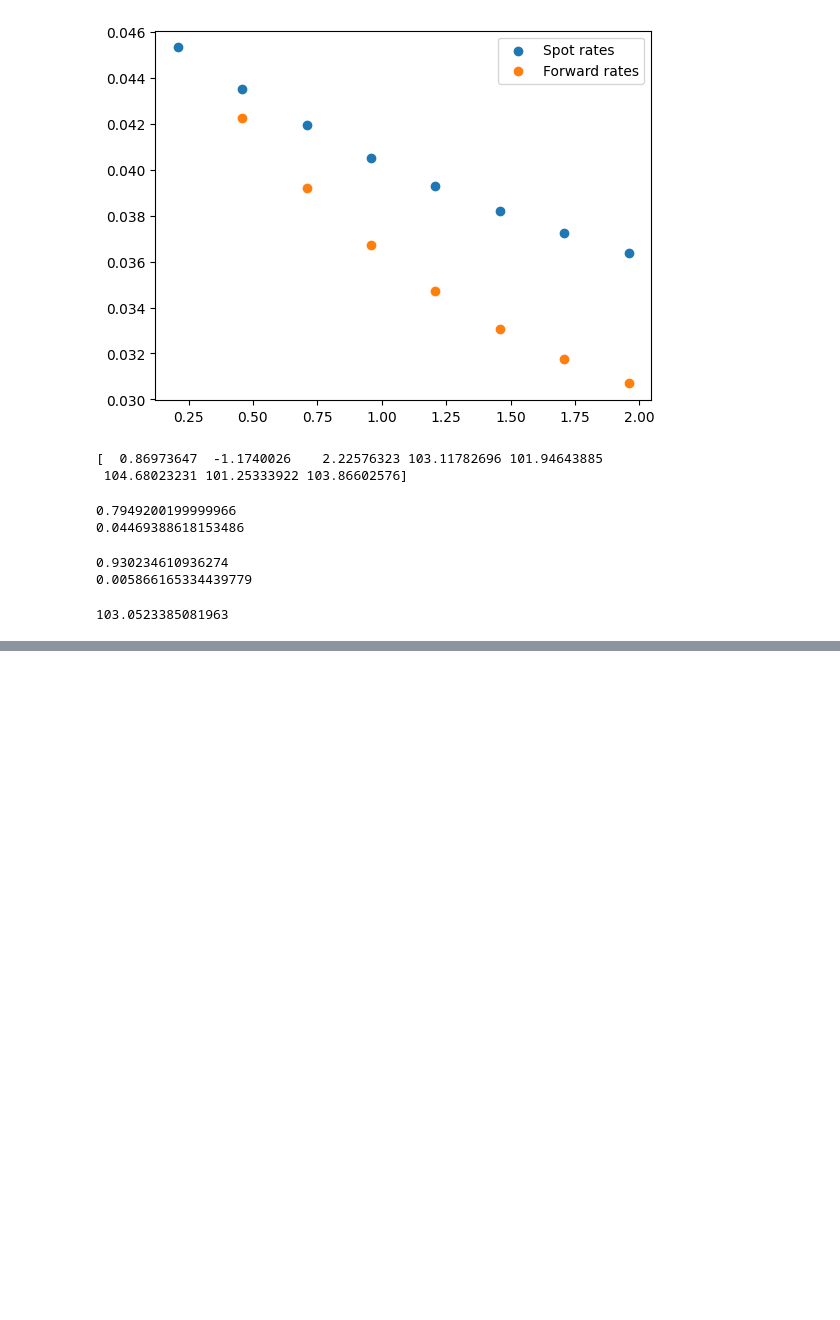
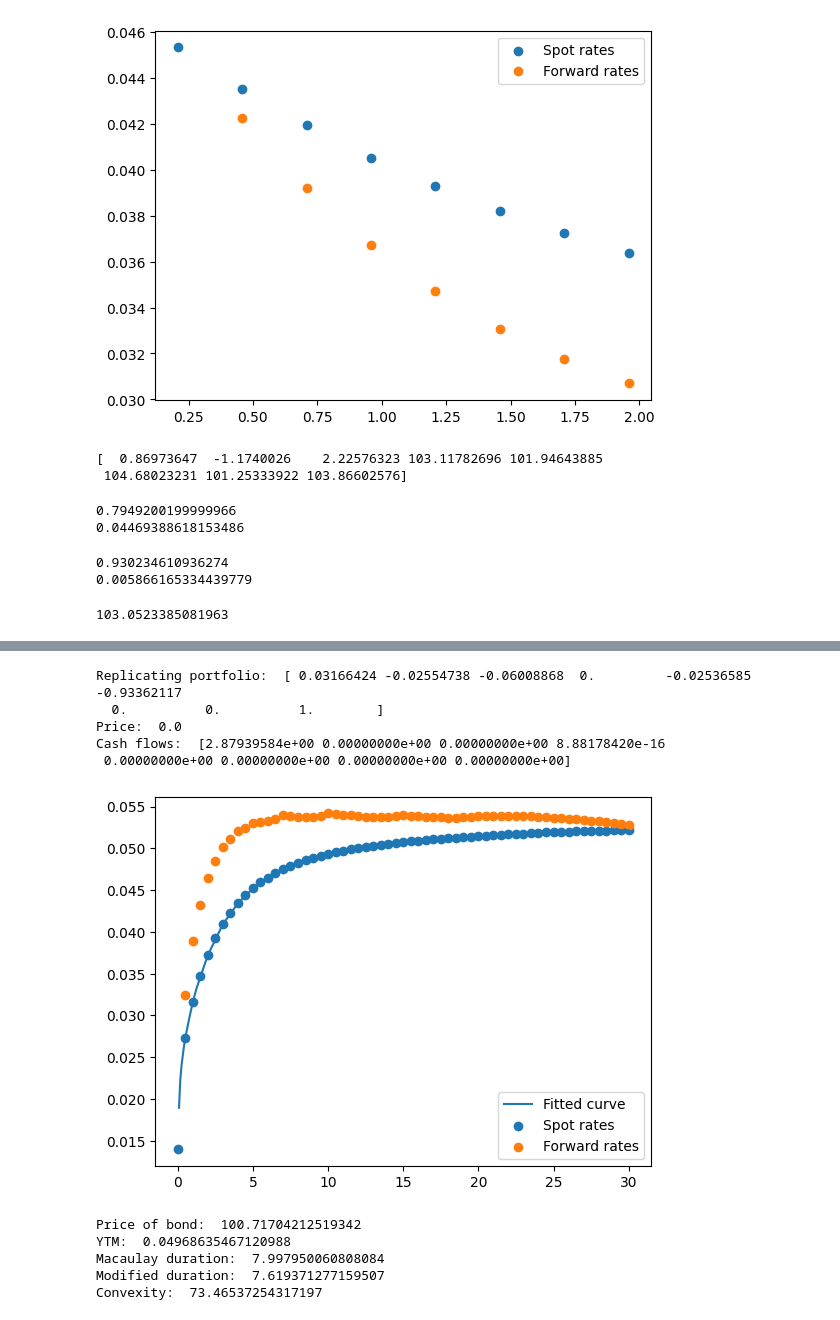
Before and after one commit to Lukasblob/Fixed_Income, a Jupyter notebook: Week_2/PS2.ipynb, the cells around one changed output, grey strips where cells are left out. Cells and saved outputs as stored; diff of their text form; code cells hidden in the pictures; blank space fills up the shorter version.

```diff
--- a/Week_2/PS2.ipynb
+++ b/Week_2/PS2.ipynb
@@ -92,0 +126,77 @@ print(replicating_portfolio)
+# %%
+#Second approach
+#Replicate ZCB[0] without bond. Then scale to price of the profit
+#From 1.j
+C_target_k = np.array([1, 0, 0, 0, 0, 0, 0, 0])
+h = C_target_k @ inv(C)
+h *= 2.8523385081963113/0.9906031214634187
+replicating_portfolio_k = np.append(h - replicating_portfolio, 1)
+print("Replicating portfolio: ", replicating_portfolio_k)
+print("Price: ", np.dot(replicating_portfolio_k, pi_k))
+print("Cash flows: ", C_new.T @ replicating_portfolio_k)
+# %% [output]
+Replicating portfolio:  [ 0.03166424 -0.02554738 -0.06008868  0.         -0.02536585 -0.93362117
+  0.          0.          1.        ]
+Price:  0.0
+Cash flows:  [2.87939584e+00 0.00000000e+00 0.00000000e+00 8.88178420e-16
+ 0.00000000e+00 0.00000000e+00 0.00000000e+00 0.00000000e+00]
+# %%
+#2.a)
+EURIBOR_fixing = [
+{"id": 0,"instrument": "libor","maturity": 1/2, "rate":0.02750}]
+fra_market = [
+{"id": 1,"instrument": "fra","exercise": 1/12,"maturity": 7/12, "rate": 0.02980},
+{"id": 2,"instrument": "fra","exercise": 2/12,"maturity": 8/12, "rate": 0.03122},
+{"id": 3,"instrument": "fra","exercise": 3/12,"maturity": 9/12, "rate": 0.03257},
+{"id": 4,"instrument": "fra","exercise": 4/12,"maturity": 10/12, "rate": 0.03384},
+{"id": 5,"instrument": "fra","exercise": 5/12,"maturity": 11/12, "rate": 0.03504},
+{"id": 6,"instrument": "fra","exercise": 6/12,"maturity": 12/12, "rate": 0.03617},
+{"id": 7,"instrument": "fra","exercise": 7/12,"maturity": 13/12, "rate": 0.03724},
+{"id": 8,"instrument": "fra","exercise": 8/12,"maturity": 14/12, "rate": 0.03825},
+{"id": 9,"instrument": "fra","exercise": 9/12,"maturity": 15/12, "rate": 0.03920}]
+swap_market = [
+{"id": 10,"instrument": "swap","maturity": 2, "rate": 0.03782, "float_freq": "semiannual", "fixed_freq": "annual","indices": []},
+{"id": 11,"instrument": "swap","maturity": 3, "rate": 0.04152, "float_freq": "semiannual", "fixed_freq": "annual","indices": []},
+{"id": 12,"instrument": "swap","maturity": 4, "rate": 0.04402, "float_freq": "semiannual", "fixed_freq": "annual","indices": []},
+{"id": 13,"instrument": "swap","maturity": 5, "rate": 0.04577, "float_freq": "semiannual", "fixed_freq": "annual","indices": []},
+{"id": 14,"instrument": "swap","maturity": 7, "rate": 0.04797, "float_freq": "semiannual", "fixed_freq": "annual","indices": []},
+{"id": 15,"instrument": "swap","maturity": 10, "rate": 0.04971, "float_freq": "semiannual", "fixed_freq": "annual","indices": []},
+{"id": 16,"instrument": "swap","maturity": 15, "rate": 0.05105, "float_freq": "semiannual", "fixed_freq": "annual","indices": []},
+{"id": 17,"instrument": "swap","maturity": 20, "rate": 0.05170, "float_freq": "semiannual", "fixed_freq": "annual","indices": []},
+{"id": 18,"instrument": "swap","maturity": 30, "rate": 0.05230, "float_freq": "semiannual", "fixed_freq": "annual","indices": []}]
+data = EURIBOR_fixing + fra_market + swap_market
+
+#interpolation_options = {"method":"nelson_siegel","transition": "smooth"}
+interpolation_options = {"method":"hermite","degree":2,"transition": "smooth"}
+T_fit, R_fit = zcb_curve_fit(data,interpolation_options = interpolation_options)
+T_6m = np.array([i*0.5 for i in range(0,61)])
+p_inter, R_inter, f_inter, T_inter = zcb_curve_interpolate(T_6m,T_fit,R_fit,interpolation_options = interpolation_options)
+plt.plot(T_fit, R_fit, label='Fitted curve')
+plt.scatter(T_inter, R_inter, label='Spot rates')
+plt.scatter(T_inter[1:], f_inter[1:], label='Forward rates')
+plt.legend()
+plt.show()
+# %% [output]
+[figure, added]
+# %%
+#2.b)
+T = np.arange(0.5, 10.5, 0.5)
+C = np.zeros(len(T))
+C[:19] = 2.5
+C[19] = 102.5
+pi_2_b = C @ p_inter[1:21]
+ytm_2_b = ytm(pi_2_b, T, C)
+macauley_duration_2_b = macauley_duration(pi_2_b, T, C, ytm_2_b)
+modified_duration_2_b = modified_duration(pi_2_b, T, C, ytm_2_b)
+convexity_2_b = convexity(pi_2_b, T, C, ytm_2_b)
+print("Price of bond: ", pi_2_b)
+print("YTM: ", ytm_2_b)
+print("Macaulay duration: ", macauley_duration_2_b)
+print("Modified duration: ", modified_duration_2_b)
+print("Convexity: ", convexity_2_b)
+# %% [output]
+Price of bond:  100.71704212519342
+YTM:  0.04968635467120988
+Macaulay duration:  7.997950060808084
+Modified duration:  7.619371277159507
+Convexity:  73.46537254317197
```
Also changed, not shown: parts of 17 cells of this notebook, 6 other files.
